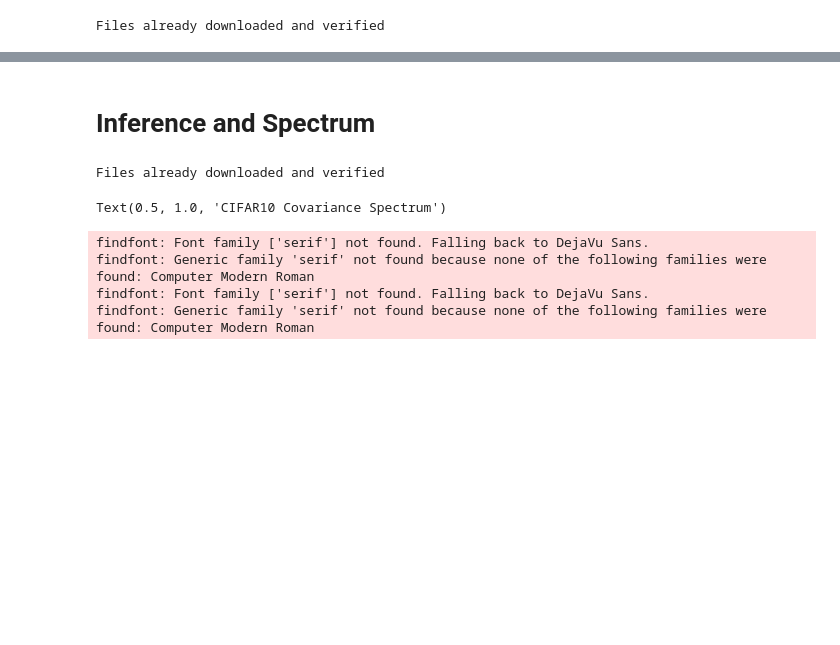
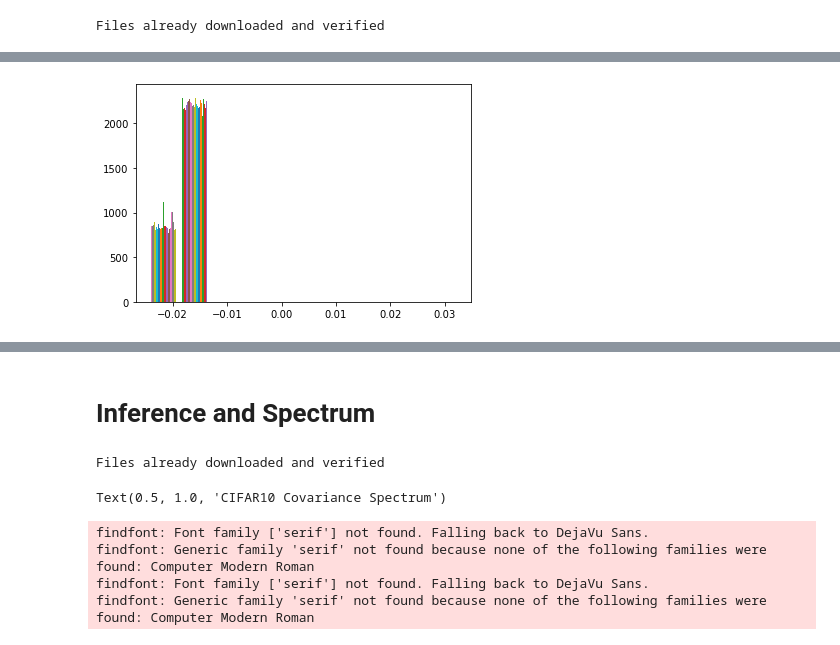
Before and after one commit to holzhauk/LocalLearning, a Jupyter notebook: notebooks/CIFAR10.ipynb, the cells around one changed output, grey strips where cells are left out. Drawn from its saved outputs; the diff is of its cells as text; code cells hidden in the pictures; blank space fills up the shorter version.

```diff
--- a/notebooks/CIFAR10.ipynb
+++ b/notebooks/CIFAR10.ipynb
@@ -32,20 +38,10 @@ else:
 # %%
-training_data = datasets.CIFAR10(
-    root="../data/CIFAR10", train=True, download=True, transform=ToTensor()
+training_data = LocalLearning.LpUnitCIFAR10(
+    root="../data/CIFAR10", train=True, transform=ToTensor(), p=pSet["p"]
 )
 
 dataloader_train = DataLoader(
-    training_data, batch_size=128, num_workers=10, shuffle=True
+    training_data, batch_size=256, num_workers=10, shuffle=True
 )
 # %% [output]
 Files already downloaded and verified
-# %%
-model = LocalLearning.LocalLearningModel(pSet)
-model.to(device)
-
-NO_EPOCHS = 100
-
-def learning_rate(epoch: int) -> float:
-    return (NO_EPOCHS - epoch)*0.02 / NO_EPOCHS
-
-LocalLearning.train_unsupervised(dataloader_train, model, device, no_epochs=NO_EPOCHS, learning_rate=learning_rate)
@@ -51,0 +57,19 @@ LocalLearning.train_unsupervised(dataloader_train, model, device, no_epochs=NO_E
+# %%
+from tqdm import tqdm
+
+NO_EPOCHS = 10
+
+for epoch in range(0, NO_EPOCHS):
+    with tqdm(dataloader_train, unit="batch") as tbatch:
+        tbatch.set_description(f"Epoch: {epoch}")
+        for features, labels in tbatch:
+            llmodel.train_step_fast(features.to(device))
+# %%
+from matplotlib import pyplot as plt
+import numpy as np
+
+plt.figure()
+plt.hist(list(llmodel.parameters())[0].data.cpu().detach().numpy())
+plt.show()
+# %% [output]
+[figure, added]
```
Also changed, not shown: parts of 43 cells of this notebook, 14 other files.
